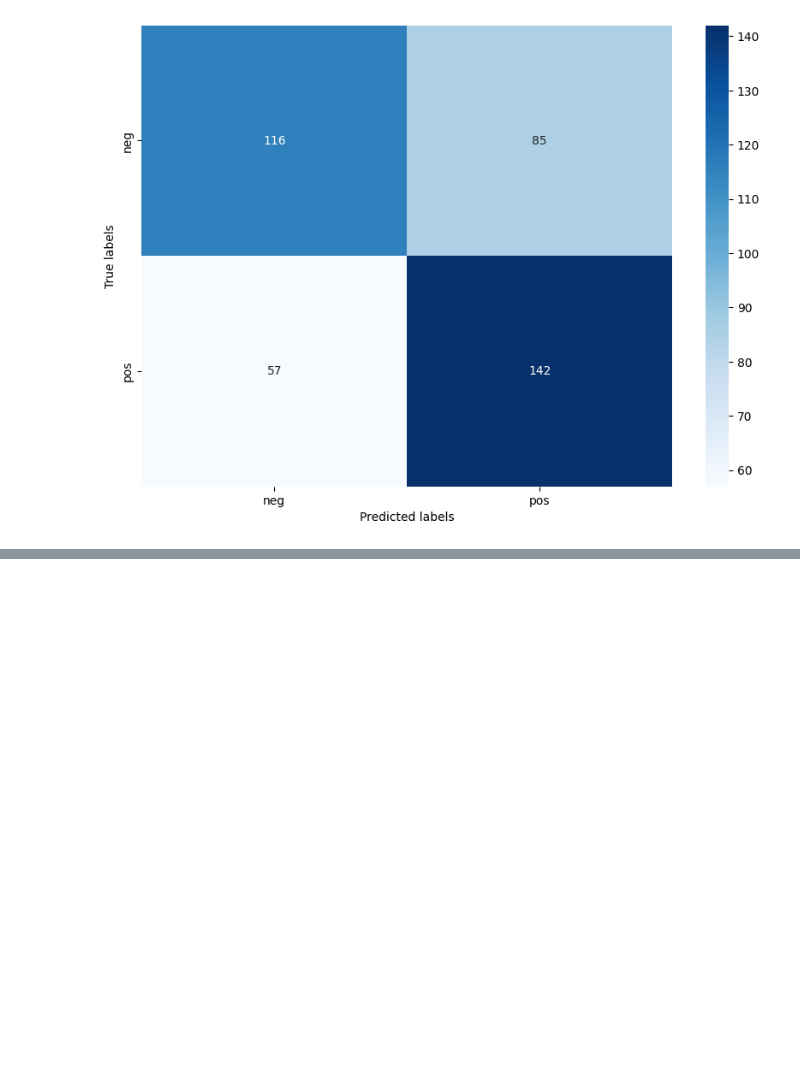
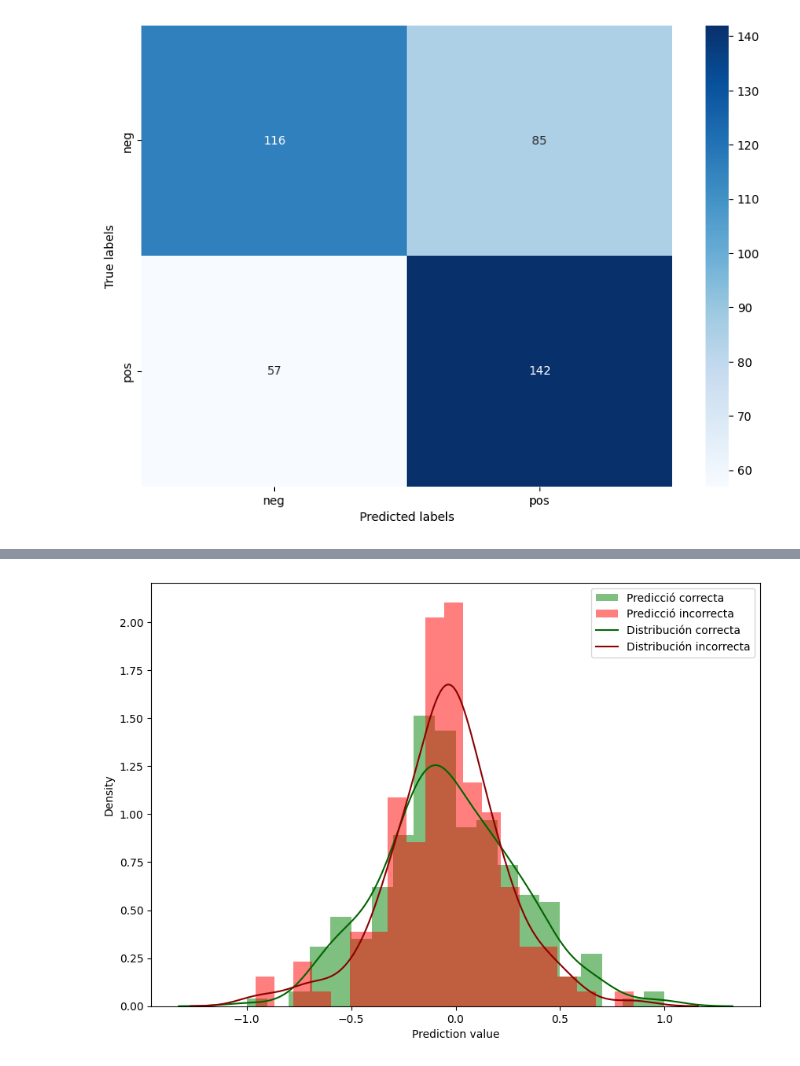
Before and after one commit to Ralar-14/Practica-PLH-2, a Jupyter notebook: Pràctica2_PLH_Rubén_Pol.ipynb, the cells around one changed output, grey strips where cells are left out. Drawn from its saved outputs; the diff is of its cells as text; code cells hidden in the pictures; blank space fills up the shorter version.

```diff
--- a/Pràctica2_PLH_Rubén_Pol.ipynb
+++ b/Pràctica2_PLH_Rubén_Pol.ipynb
@@ -373,18 +449,21 @@ def get_adjective_sentiment_score(text):
 # %%
 def get_name_adjective_adverb_sentiment_score(text):
     """Calcula el sentiment score dels noms, adjectius y adverbis en un text
-    1. Tokenitzar per frases
-    2. Tokenitzar per paraules
-    3. Identificació d'adjectius, noms i adverbis
-    4. Desambiguació
-    5. Calcular el setiment score del text
+    1. Preprocessar el text
+    2. Tokenitzar per frases
+    3. Tokenitzar per paraules
+    4. Identificació d'adjectius, noms i adverbis
+    5. Desambiguació amb Lesk
+    6. Calcular el setiment score del text
 
     Args:
-        text (list[str]): text per a calcular el sentiment score
+        text (str): text per a calcular el sentiment score
 
     Returns:
         Float: sentiment score
     """
+
+    text = preprocessing(text)
 
     sentiment_score = 0
     sent_tokenize_list = sent_tokenize(text)
@@ -410,11 +491,14 @@ Definim la nostra predicció final com la suma de les prediccions dels tres mode
 # %%
 y_pred = []
+y_pred_values = []
 
 for text in all_preprocesed_texts:
-    if get_adjective_sentiment_score(text) + get_name_adjective_adverb_sentiment_score(text) + get_all_sentiment_score(text) >= 0:
+    pred_value = get_adjective_sentiment_score(text) + get_name_adjective_adverb_sentiment_score(text) + get_all_sentiment_score(text)
+    if pred_value >= 0:
         y_pred.append('pos')
     else:
         y_pred.append('neg')
+    y_pred_values.append(pred_value)
 # %%
 # Calcular la precisión
 from sklearn.metrics import accuracy_score
@@ -436,0 +554,8 @@ plt.show()
+# %%
+y_pred_values = min_max_scaling(y_pred_values)
+# %%
+errors_b = []
+
+for i, prediction in enumerate(y_pred):
+    if prediction != y_test[i]:
+        errors_b.append([i, prediction, y_test[i], y_pred_values[i]])
@@ -436,0 +597,18 @@ plt.show()
+# %%
+plt.figure(figsize=(10, 7))
+
+correct_values = [value for i, value in enumerate(y_pred_values) if y_test[i] == y_pred[i]]
+incorrect_values = [value for i, value in enumerate(y_pred_values) if y_test[i] != y_pred[i]]
+
+plt.hist(correct_values, bins=20, alpha=0.5, label='Predicció correcta', color='green', density=True)
+plt.hist(incorrect_values, bins=20, alpha=0.5, label='Predicció incorrecta', color='red', density=True)
+
+sns.kdeplot(correct_values, color='darkgreen', label='Distribución correcta')
+sns.kdeplot(incorrect_values, color='darkred', label='Distribución incorrecta')
+
+plt.xlabel('Prediction value')
+plt.ylabel('Density')
+plt.legend()
+plt.show()
+# %% [output]
+[figure, added]
```
Also changed, not shown: parts of 69 cells of this notebook, 1 other file.
